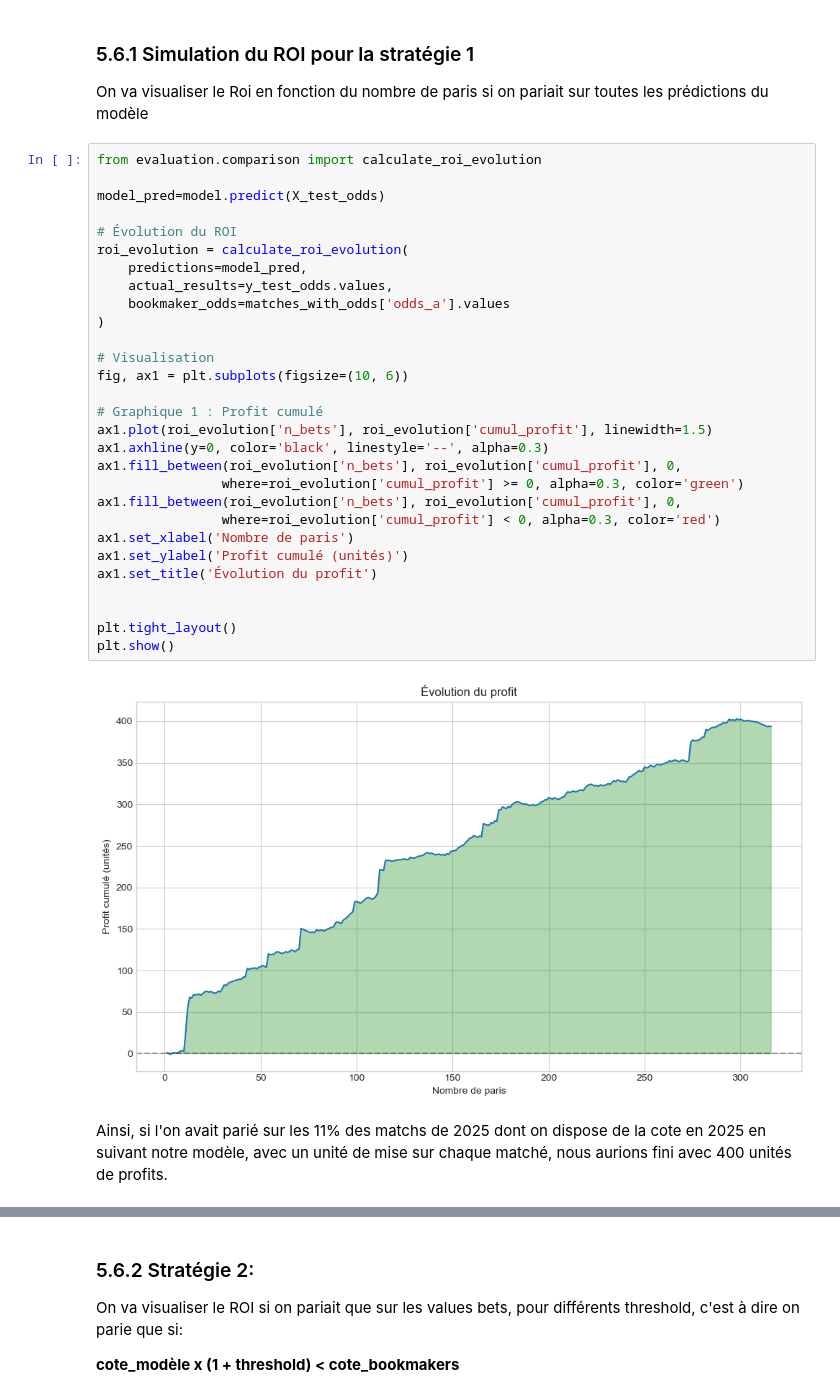
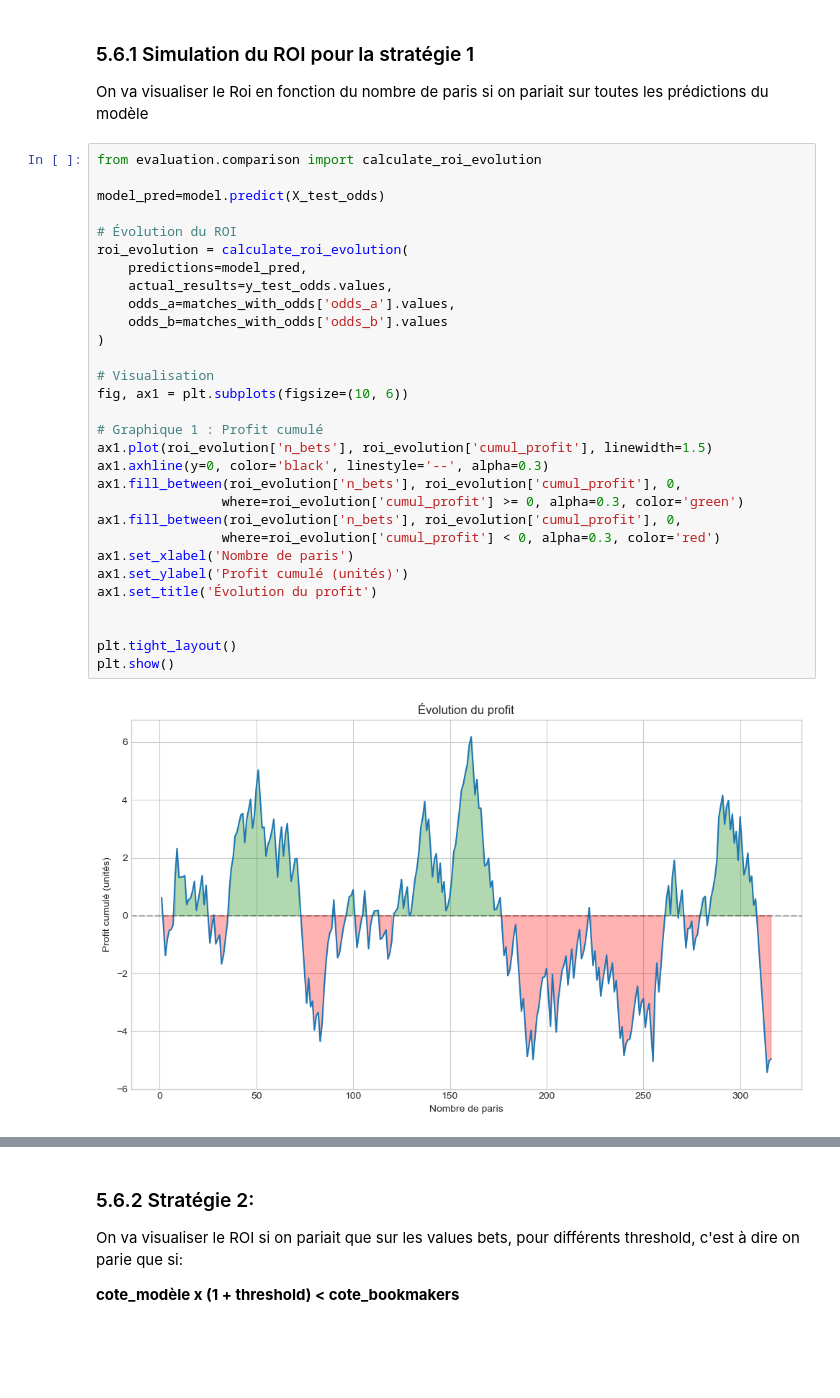
Before and after one commit to danisala664/tennis-predictions, a Jupyter notebook: notebooks/rendu_final.ipynb, the cells around one changed output, grey strips where cells are left out. Cells and saved outputs as stored; diff of their text form; blank space fills up the shorter version.

```diff
--- a/notebooks/rendu_final.ipynb
+++ b/notebooks/rendu_final.ipynb
@@ -1240,33 +1301,32 @@ On va visualiser le Roi en fonction du nombre de paris si on pariait sur toutes
 # %%
 from evaluation.comparison import calculate_roi_evolution
 
 model_pred=model.predict(X_test_odds)
 
 # Évolution du ROI
 roi_evolution = calculate_roi_evolution(
     predictions=model_pred,
     actual_results=y_test_odds.values,
-    bookmaker_odds=matches_with_odds['odds_a'].values
+    odds_a=matches_with_odds['odds_a'].values,
+    odds_b=matches_with_odds['odds_b'].values
 )
 
 # Visualisation
 fig, ax1 = plt.subplots(figsize=(10, 6))
 
 # Graphique 1 : Profit cumulé
 ax1.plot(roi_evolution['n_bets'], roi_evolution['cumul_profit'], linewidth=1.5)
 ax1.axhline(y=0, color='black', linestyle='--', alpha=0.3)
 ax1.fill_between(roi_evolution['n_bets'], roi_evolution['cumul_profit'], 0,
                 where=roi_evolution['cumul_profit'] >= 0, alpha=0.3, color='green')
 ax1.fill_between(roi_evolution['n_bets'], roi_evolution['cumul_profit'], 0,
                 where=roi_evolution['cumul_profit'] < 0, alpha=0.3, color='red')
 ax1.set_xlabel('Nombre de paris')
 ax1.set_ylabel('Profit cumulé (unités)')
 ax1.set_title('Évolution du profit')
 
 
 plt.tight_layout()
 plt.show()
 # %% [output]
-[figure, old version]
+[figure, new version]
-# %% [markdown]
-Ainsi, si l'on avait parié sur les 11% des matchs de 2025 dont on dispose de la cote en 2025 en suivant notre modèle, avec un unité de mise sur chaque matché, nous aurions fini avec 400 unités de profits.
```
Also changed, not shown: parts of 23 cells of this notebook, 3 other files.
